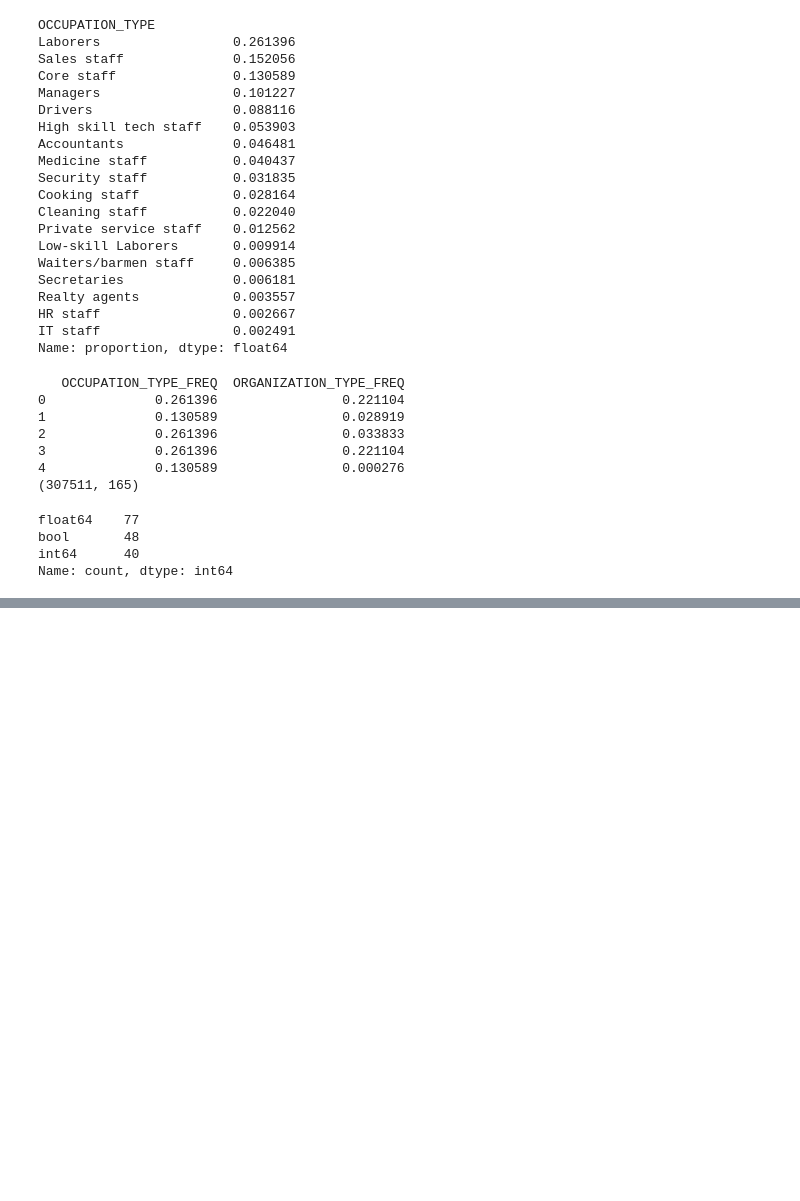
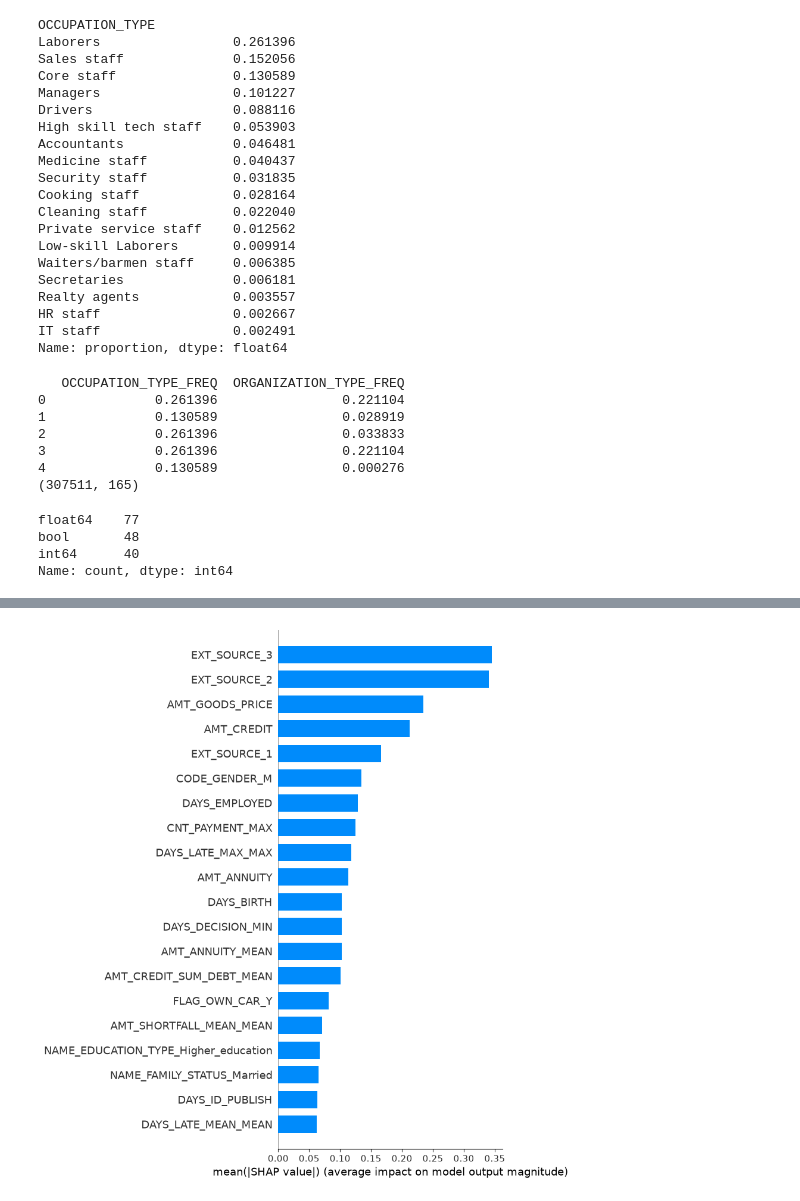
Before and after one commit to saul-gasca/Credit-Risk-MLOps-Pipeline, a Jupyter notebook: notebooks/06_feature_engineering_merge.ipynb, the cells around one changed output, grey strips where cells are left out. Saved outputs shown, nothing was run; the diff lists cells and outputs as text; code cells hidden in the pictures; blank space fills up the shorter version.

```diff
--- a/notebooks/06_feature_engineering_merge.ipynb
+++ b/notebooks/06_feature_engineering_merge.ipynb
@@ -541,0 +844,4 @@ app_train.to_csv(f"{OUTPUT_PATH}application_train_final.csv", index=False)
+# %%
+shap.summary_plot(shap_values, X_test_sample, plot_type="bar")
+# %% [output]
+[figure, added]
```
Also changed, not shown: parts of 23 cells of this notebook, 9 other files.
